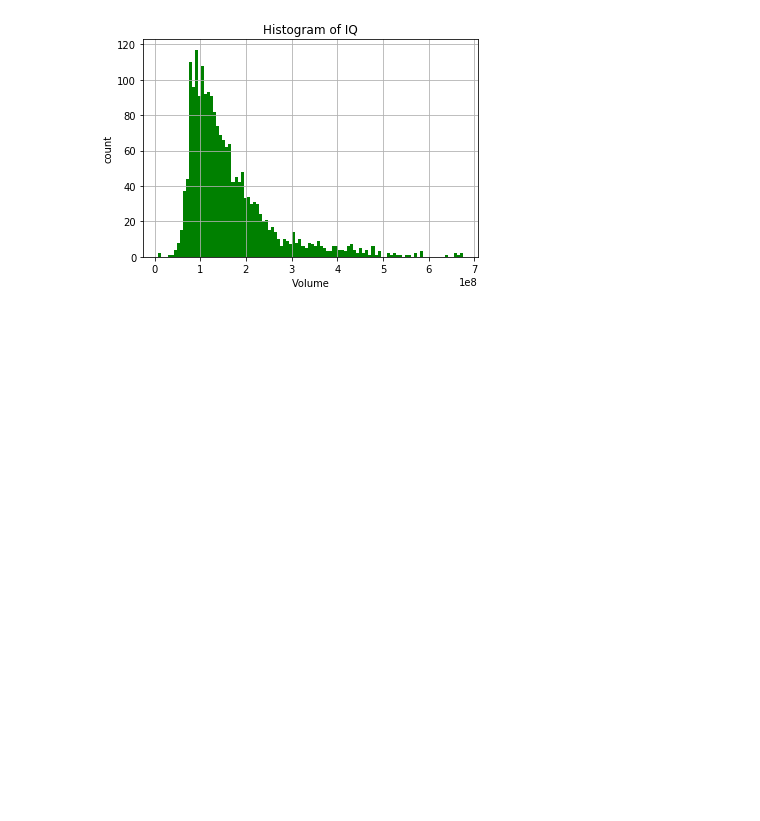
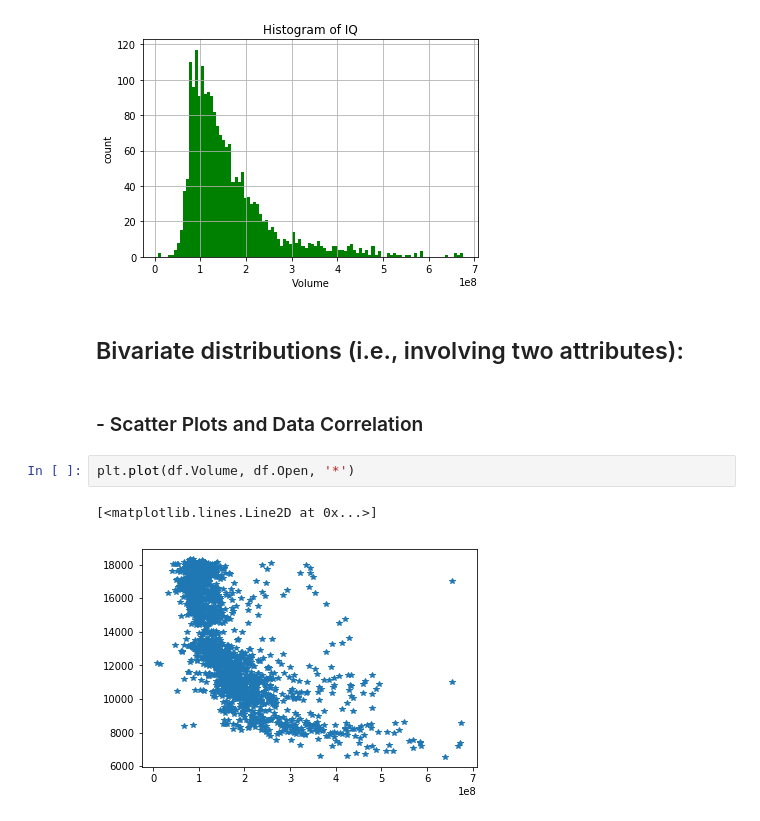
Before and after one commit to abbasiehsan1991/DataMining_concepts, a Jupyter notebook: Data_Mining_Concepts.ipynb, the cells around one changed output. Saved outputs shown, nothing was run; the diff lists cells and outputs as text; blank space fills up the shorter version.

```diff
--- a/Data_Mining_Concepts.ipynb
+++ b/Data_Mining_Concepts.ipynb
@@ -217,3 +217,12 @@ plt.grid(True)
 # plt.show()
 # %% [output]
 [figure]
+# %% [markdown]
+## Bivariate distributions (i.e., involving two attributes):
+# %% [markdown]
+### - Scatter Plots and Data Correlation
+# %%
+plt.plot(df.Volume, df.Open, '*')
+# %% [output]
+[<matplotlib.lines.Line2D at 0x...>]
+[figure, added]
```
Also changed, not shown: parts of 5 cells of this notebook.
